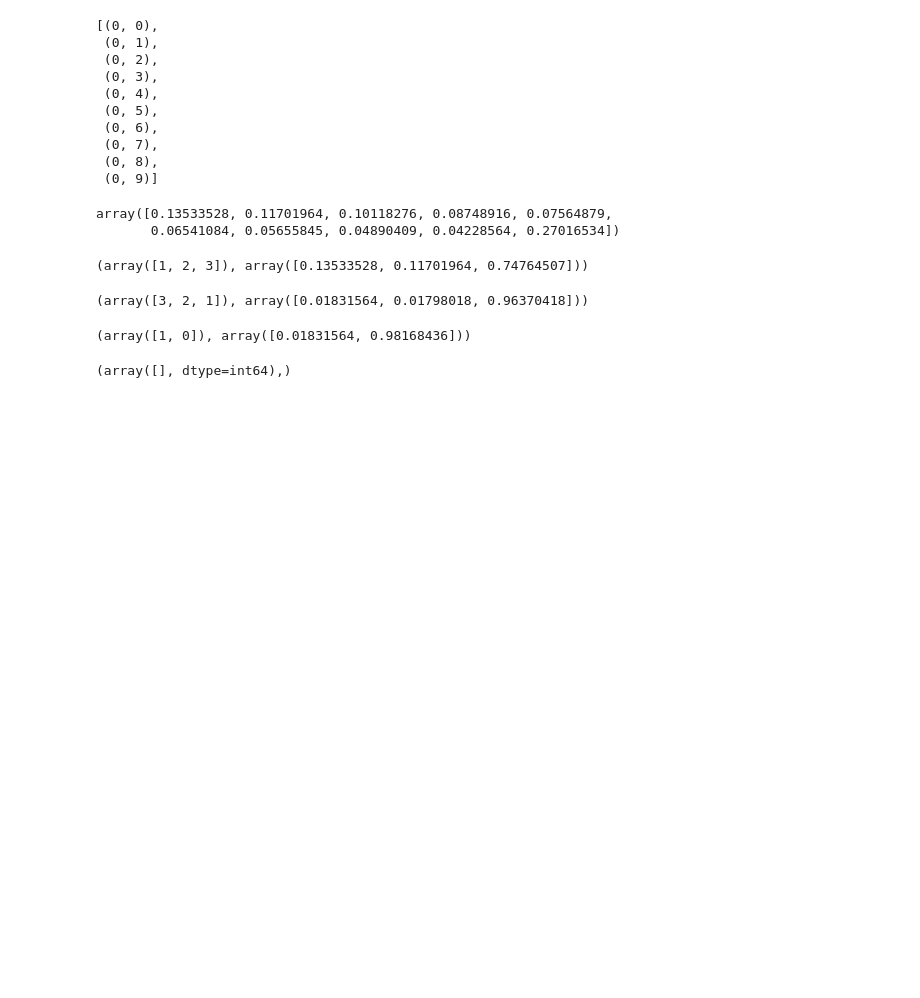
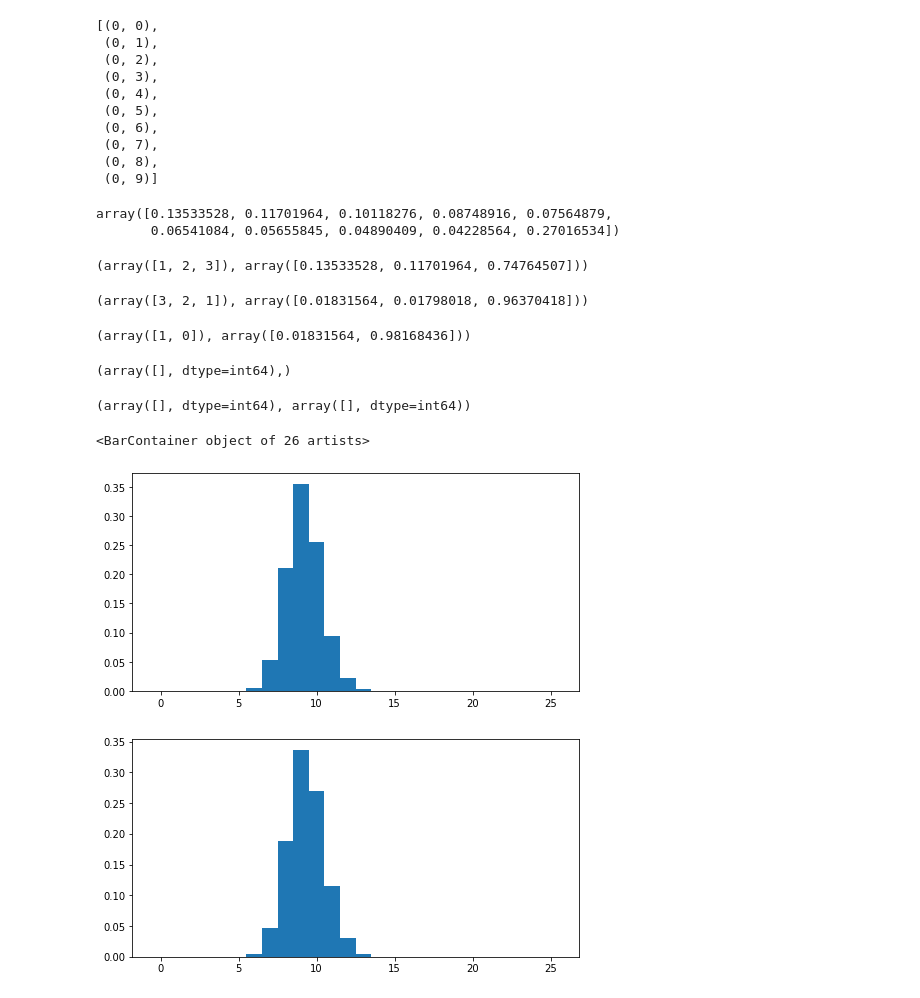
Before and after one commit to pacslab/conc-value-perf-modelling, a Jupyter notebook: model/02-build-general-model.ipynb, the cells around one changed output. Drawn from its saved outputs; the diff is of its cells as text; code cells hidden in the pictures; blank space fills up the shorter version.

Commit message:
got the first full result, need to tweak how much we average things out

```diff
--- a/model/02-build-general-model.ipynb
+++ b/model/02-build-general-model.ipynb
@@ -36,6 +36,7 @@ from concperf import utility
 def update_config(config):
     config['arrival_rate_server'] = config['arrival_rate_total'] / config['instance_count']
     config['base_service_time'] = config['base_service_time_ms'] / 1000
+    config['stable_conc_avg_count'] = 10 * config['instance_count']
 
 model_config = {
     # 'instance_count' should be added for each state
@@ -47,7 +48,7 @@ model_config = {
     'target_conc': 0.7, # assumes target utilization
     'max_scale_up_rate': 1000, # from N to 1000*N at most
     'max_scale_down_rate': 2, # from N to N/2 at most
-    'stable_conc_avg_count': 300, # number of times monitored concurrency will be averaged in stable mode
+    # 'stable_conc_avg_count': 60, # number of times monitored concurrency will be averaged in stable mode
     'autoscaling_interval': 2, # amount of time between autoscaling evaluations
     'provision_rate_base': 1,
     'deprovision_rate_base': 2,
@@ -57,10 +58,10 @@ model_config = {
 # model_config = {
 #     # 'instance_count' should be added for each state
 #     'max_conc': 10,
-#     'arrival_rate_total': .001,
+#     'arrival_rate_total': .1,
 #     'alpha': 0.11,
 #     'base_service_time_ms': 1154,
-#     'max_container_count': 25,
+#     'max_container_count': 3,
 #     'target_conc': 0.7, # assumes target utilization
 #     'max_scale_up_rate': 1000, # from N to 1000*N at most
 #     'max_scale_down_rate': 2, # from N to N/2 at most
@@ -111,9 +112,11 @@ display(general_model.get_trans_probabilities(ready_count=1, ordered_count=0, co
 # TODO: do something about instance count of zero
 
 state_count = general_state_coder.get_state_count()
-general_Q = np.zeros((state_count, state_count))
+general_P = np.zeros((state_count, state_count))
+inst_count_possible_values = list(range(0, model_config['max_container_count']+1))
+inst_count_possible_values = np.array(inst_count_possible_values)
 
-for ready_inst_count in tqdm(range(0, model_config['max_container_count']+1)):
+for ready_inst_count in tqdm(inst_count_possible_values):
     # add instance count to config
     model_config.update({
         'instance_count': max(ready_inst_count, 1), # for 0 ready containers, solve CC with single server
@@ -144,7 +147,7 @@ for ready_inst_count in tqdm(range(0, model_config['max_container_count']+1)):
         import time
         start_time = time.time()
         req_count_averaged_vals, req_count_averaged_probs = utility.get_averaged_distribution(vals=req_df['req_count'], probs=req_df['req_count_prob'], avg_count=avg_count)
-        print(f"new order calculation took {time.time() - start_time} seconds for {ready_inst_count} instances")
+        # print(f"new order calculation took {time.time() - start_time} seconds for {ready_inst_count} instances")
 
         # calculate probability of different ordered instance count
         new_order_vals, new_order_probs = general_model.get_new_order_dist(req_count_averaged_vals, req_count_averaged_probs, model_config)
@@ -154,7 +157,7 @@ for ready_inst_count in tqdm(range(0, model_config['max_container_count']+1)):
     # plt.bar(new_order_val, new_order_prob, width=1)
 
     # now calculate probs according to number of ordered instances
-    for ordered_inst_count in range(0, model_config['max_container_count']+1):
+    for ordered_inst_count in inst_count_possible_values:
         # get idx of the "from" state
         from_state_idx = general_state_coder.to_idx(state=(ordered_inst_count, ready_inst_count))
 
@@ -169,9 +172,24 @@ for ready_inst_count in tqdm(range(0, model_config['max_container_count']+1)):
             next_ready_prob = next_ready_probs[next_ready_idx]
 
             to_state_idx = general_state_coder.to_idx(state=(new_order_val, next_ready_val))
-            general_Q[from_state_idx, to_state_idx] = new_order_prob * next_ready_prob
+            general_P[from_state_idx, to_state_idx] = new_order_prob * next_ready_prob
 # %%
 # when everything is fixed, this should all be ones (almost, because of rounding errors)
-np.where((general_Q.sum(axis=1)-1) > 1e-6)
+display(np.where((general_P.sum(axis=1)-1) > 1e-6))
+# we don't want to be stuck in a specific state
+display(np.where(general_P == 1))
 # %% [output]
 (array([], dtype=int64),)
+(array([], dtype=int64), array([], dtype=int64))
+# %%
+inst_count_probs = utility.solve_DTMC(general_P)
+ready_probs = inst_count_probs.reshape((len(inst_count_possible_values),-1)).sum(axis=0)
+ordered_probs = inst_count_probs.reshape((len(inst_count_possible_values),-1)).sum(axis=1)
+plt.figure(figsize=(8,4))
+plt.bar(inst_count_possible_values, ready_probs, width=1)
+plt.figure(figsize=(8,4))
+plt.bar(inst_count_possible_values, ordered_probs, width=1)
+# %% [output]
+<BarContainer object of 26 artists>
+[figure, added]
+[figure, added]
```
Also changed, not shown: parts of 1 cell of this notebook, 2 other files.
